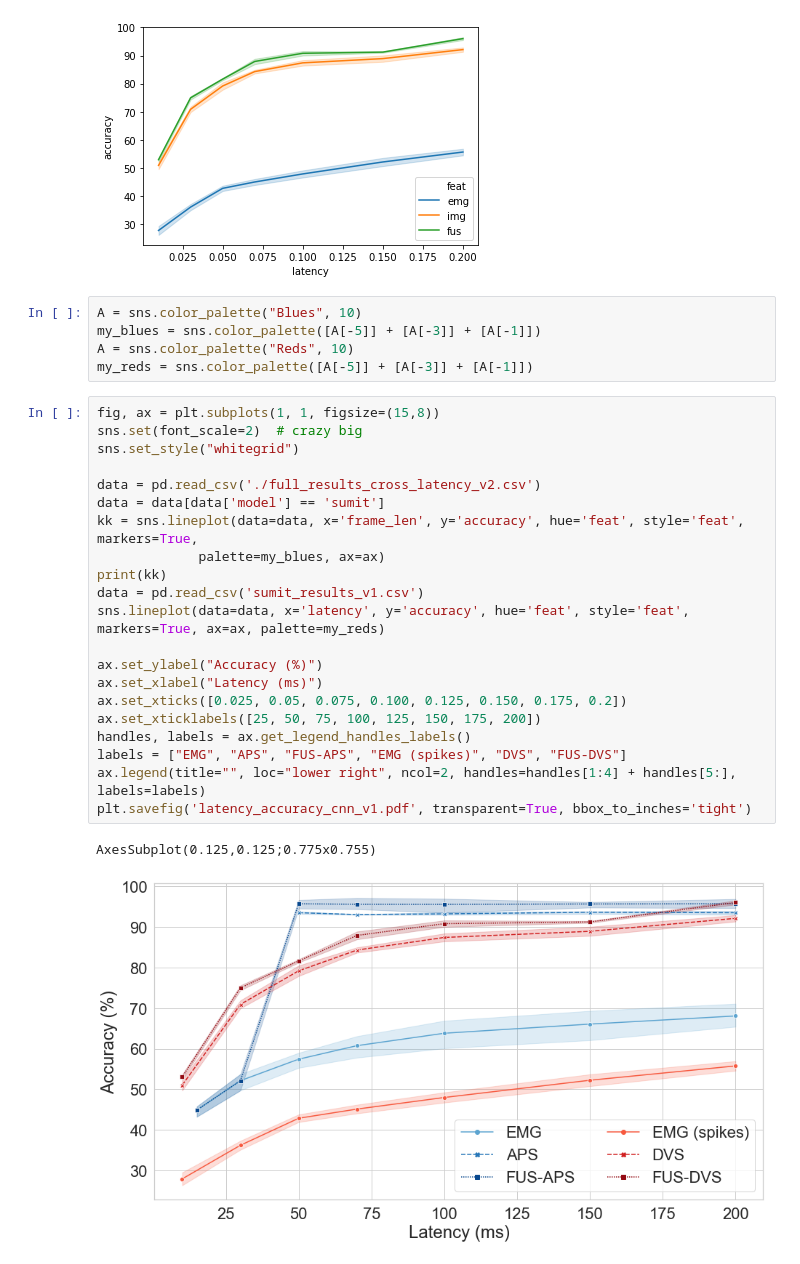
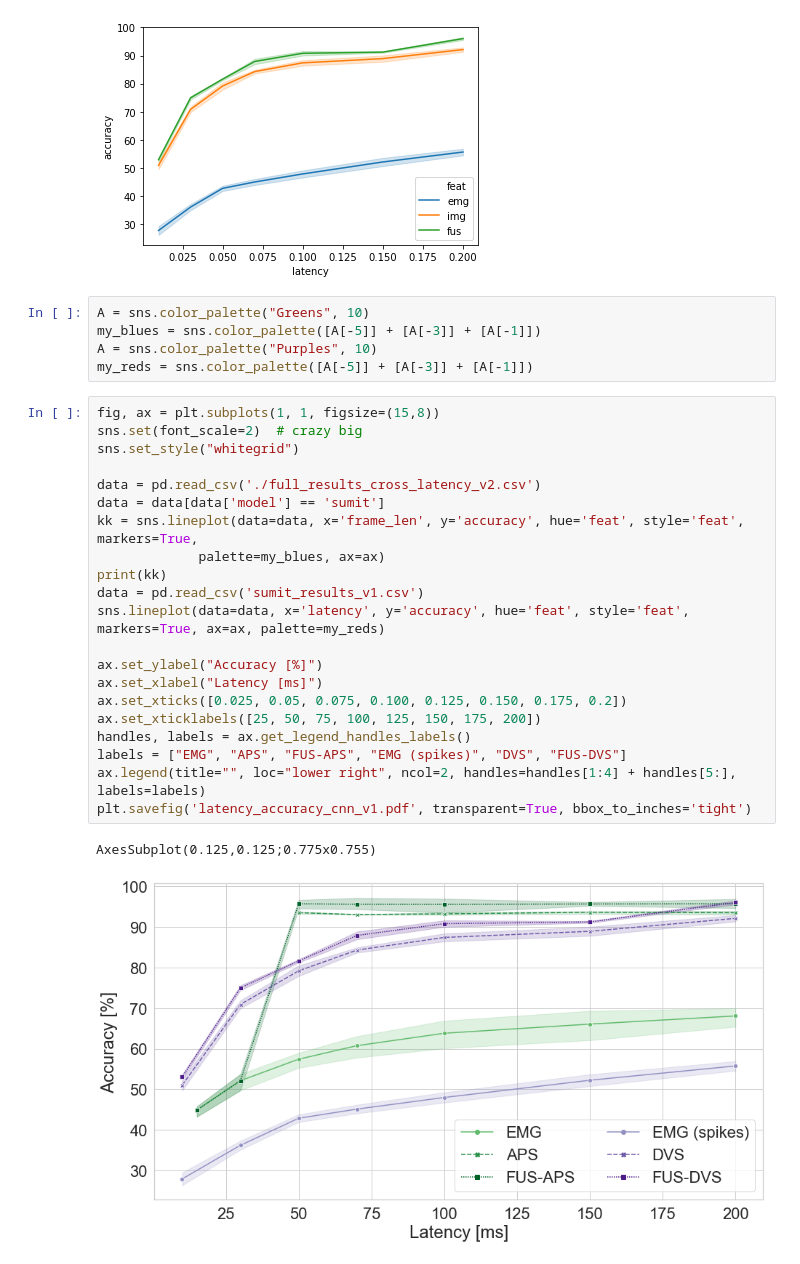
Before and after one commit to Enny1991/dvs_emg_fusion, a Jupyter notebook: plotting.ipynb, the cells around one changed output. Saved outputs shown, nothing was run; the diff lists cells and outputs as text.

```diff
--- a/plotting.ipynb
+++ b/plotting.ipynb
@@ -96,31 +97,31 @@ sns.lineplot(data=data, x='latency', y='accuracy', hue='feat')
 <matplotlib.axes._subplots.AxesSubplot at 0x...>
 [figure]
 # %%
-A = sns.color_palette("Blues", 10)
+A = sns.color_palette("Greens", 10)
 my_blues = sns.color_palette([A[-5]] + [A[-3]] + [A[-1]])
-A = sns.color_palette("Reds", 10)
+A = sns.color_palette("Purples", 10)
 my_reds = sns.color_palette([A[-5]] + [A[-3]] + [A[-1]])
 # %%
 fig, ax = plt.subplots(1, 1, figsize=(15,8))
 sns.set(font_scale=2)  # crazy big
 sns.set_style("whitegrid")
 
 data = pd.read_csv('./full_results_cross_latency_v2.csv')
 data = data[data['model'] == 'sumit']
 kk = sns.lineplot(data=data, x='frame_len', y='accuracy', hue='feat', style='feat', markers=True,
              palette=my_blues, ax=ax)
 print(kk)
 data = pd.read_csv('sumit_results_v1.csv')
 sns.lineplot(data=data, x='latency', y='accuracy', hue='feat', style='feat', markers=True, ax=ax, palette=my_reds)
 
-ax.set_ylabel("Accuracy (%)")
-ax.set_xlabel("Latency (ms)")
+ax.set_ylabel("Accuracy [%]")
+ax.set_xlabel("Latency [ms]")
 ax.set_xticks([0.025, 0.05, 0.075, 0.100, 0.125, 0.150, 0.175, 0.2])
 ax.set_xticklabels([25, 50, 75, 100, 125, 150, 175, 200])
 handles, labels = ax.get_legend_handles_labels()
 labels = ["EMG", "APS", "FUS-APS", "EMG (spikes)", "DVS", "FUS-DVS"]
 ax.legend(title="", loc="lower right", ncol=2, handles=handles[1:4] + handles[5:], labels=labels)
 plt.savefig('latency_accuracy_cnn_v1.pdf', transparent=True, bbox_to_inches='tight')
 # %% [output]
 AxesSubplot(0.125,0.125;0.775x0.755)
-[figure, old version]
+[figure, new version]
```
Also changed, not shown: parts of 18 cells of this notebook, 3 other files.
